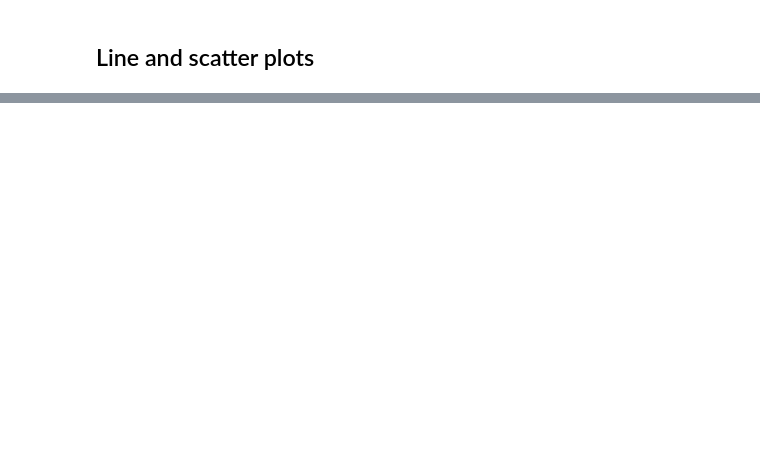
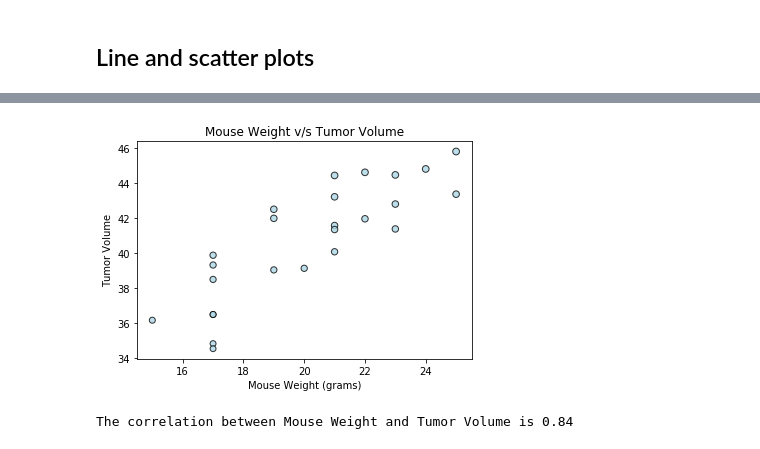
Before and after one commit to Avithegitty81/Matplotlib_Challenge, a Jupyter notebook: 05-Matplotlib/Instructions/Pymaceuticals/pymaceuticals_starter.ipynb, the cells around one changed output, grey strips where cells are left out. Drawn from its saved outputs; the diff is of its cells as text; code cells hidden in the pictures; blank space fills up the shorter version.

```diff
--- a/05-Matplotlib/Instructions/Pymaceuticals/pymaceuticals_starter.ipynb
+++ b/05-Matplotlib/Instructions/Pymaceuticals/pymaceuticals_starter.ipynb
@@ -249,2 +311,33 @@ for drug in drug_list:
+# %%
+# Generate a scatter plot of mouse weight versus average tumor volume for the Capomulin regimen
+mouse = capomulin.groupby(['Mouse ID']).agg(
+        mouse_weight = ('Weight (g)', np.mean),
+        tumor_mean = ('Tumor Volume (mm3)', np.mean)
+).round(4)
+mouse.head()
+
+
+plt.scatter(
+    mouse['mouse_weight'],
+    mouse['tumor_mean'],
+    marker='o',
+    facecolors='lightblue',
+    edgecolors='black',
+    s=mouse['tumor_mean'],
+    alpha =.80)
+
+# give title and x, y axis names
+plt.title("Mouse Weight v/s Tumor Volume")
+plt.xlabel("Mouse Weight (grams)")
+plt.ylabel("Tumor Volume")
+
+plt.show()
+# %% [output]
+[figure, added]
 # %%
 # Calculate the correlation coefficient and linear regression model for mouse weight and average tumor volume for the Capomulin regimen
+correlation = st.pearsonr(mouse['mouse_weight'], mouse['tumor_mean'])
+
+print(f"The correlation between Mouse Weight and Tumor Volume is {round(correlation[0],2)}")
+# %% [output]
+The correlation between Mouse Weight and Tumor Volume is 0.84
```
Also changed, not shown: parts of 8 cells of this notebook, 1 other file.
